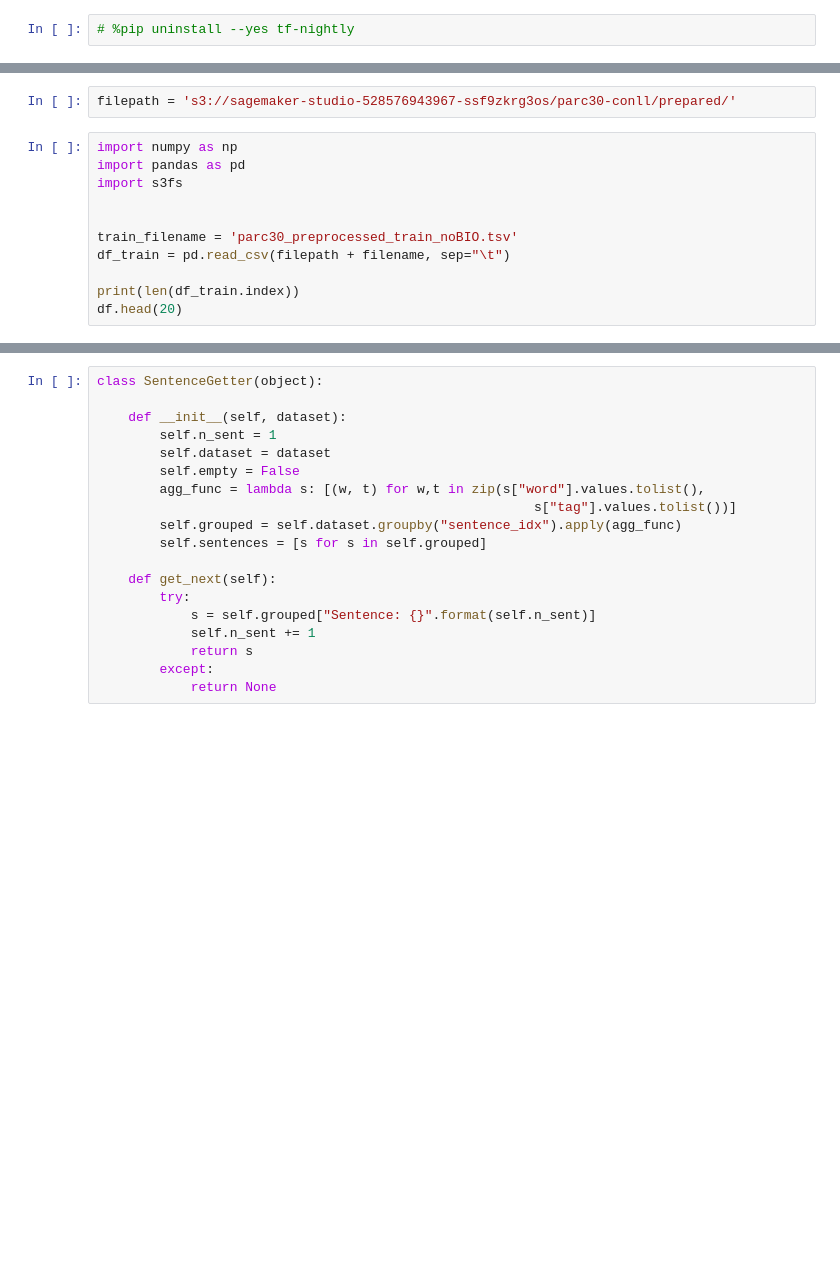
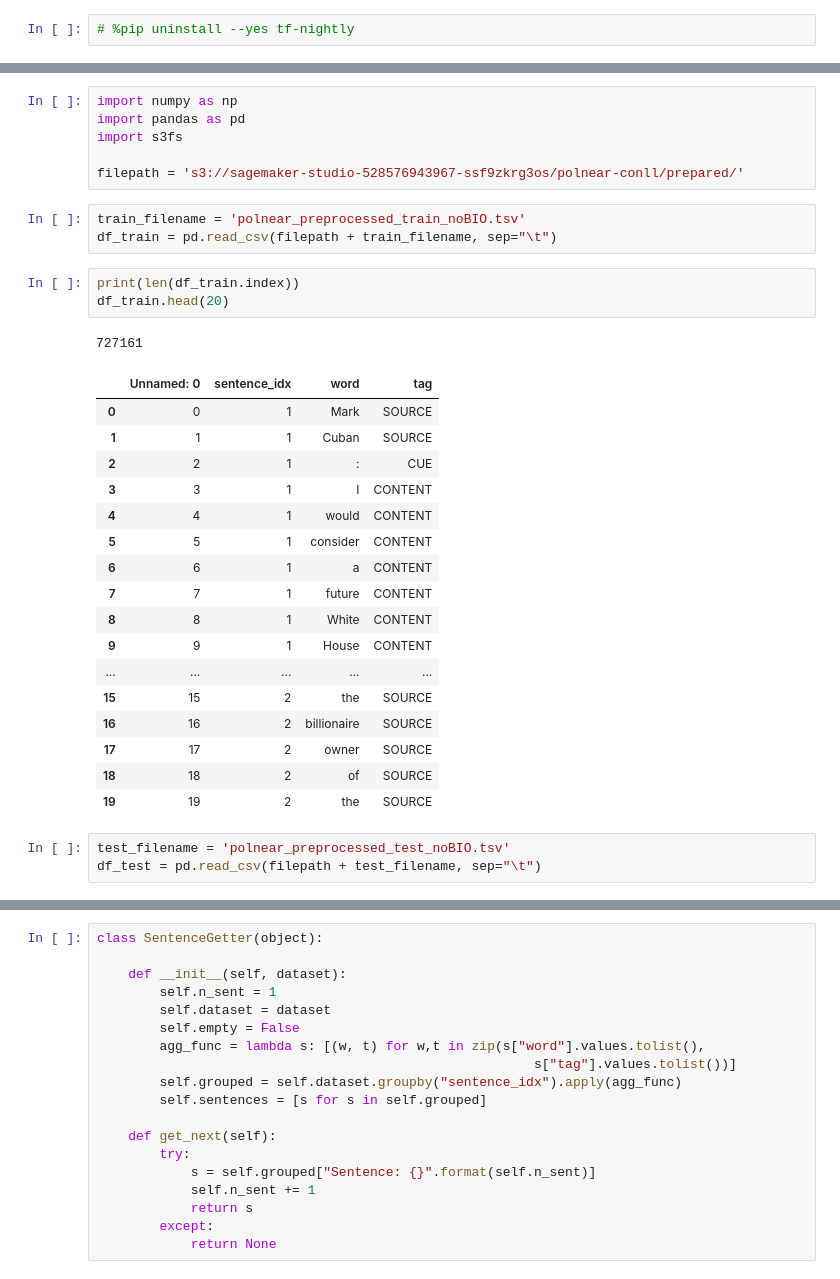
Before and after one commit to xixiwangvu2021/NLPtech_attribution_system, a Jupyter notebook: notebooks/PARC LSTM-CRF-Kaggle-LSTM-AWS.ipynb, the cells around one changed output, grey strips where cells are left out. Cells and saved outputs as stored; diff of their text form; blank space fills up the shorter version.

```diff
--- a/notebooks/PARC LSTM-CRF-Kaggle-LSTM-AWS.ipynb
+++ b/notebooks/PARC LSTM-CRF-Kaggle-LSTM-AWS.ipynb
@@ -101,13 +54,34 @@ Note: you may need to restart the kernel to use updated packages.
 # %%
-filepath = 's3://sagemaker-studio-528576943967-ssf9zkrg3os/parc30-conll/prepared/'
+import numpy as np
+import pandas as pd
+import s3fs
+
+filepath = 's3://sagemaker-studio-528576943967-ssf9zkrg3os/polnear-conll/prepared/'
-# %%
-import numpy as np
-import pandas as pd
-import s3fs
-
-
-train_filename = 'parc30_preprocessed_train_noBIO.tsv'
-df_train = pd.read_csv(filepath + filename, sep="\t")
-
-print(len(df_train.index))
-df.head(20)
+# %%
+train_filename = 'polnear_preprocessed_train_noBIO.tsv'
+df_train = pd.read_csv(filepath + train_filename, sep="\t")
+# %%
+print(len(df_train.index))
+df_train.head(20)
+# %% [output]
+727161
+|  | Unnamed: 0 | sentence_idx | word | tag |
+| 0 | 0 | 1 | Mark | SOURCE |
+| 1 | 1 | 1 | Cuban | SOURCE |
+| 2 | 2 | 1 | : | CUE |
+| 3 | 3 | 1 | I | CONTENT |
+| 4 | 4 | 1 | would | CONTENT |
+| 5 | 5 | 1 | consider | CONTENT |
+| 6 | 6 | 1 | a | CONTENT |
+| 7 | 7 | 1 | future | CONTENT |
+| 8 | 8 | 1 | White | CONTENT |
+| 9 | 9 | 1 | House | CONTENT |
+| ... | ... | ... | ... | ... |
+| 15 | 15 | 2 | the | SOURCE |
+| 16 | 16 | 2 | billionaire | SOURCE |
+| 17 | 17 | 2 | owner | SOURCE |
+| 18 | 18 | 2 | of | SOURCE |
+| 19 | 19 | 2 | the | SOURCE |
+# %%
+test_filename = 'polnear_preprocessed_test_noBIO.tsv'
+df_test = pd.read_csv(filepath + test_filename, sep="\t")
```
Also changed, not shown: parts of 43 cells of this notebook.
